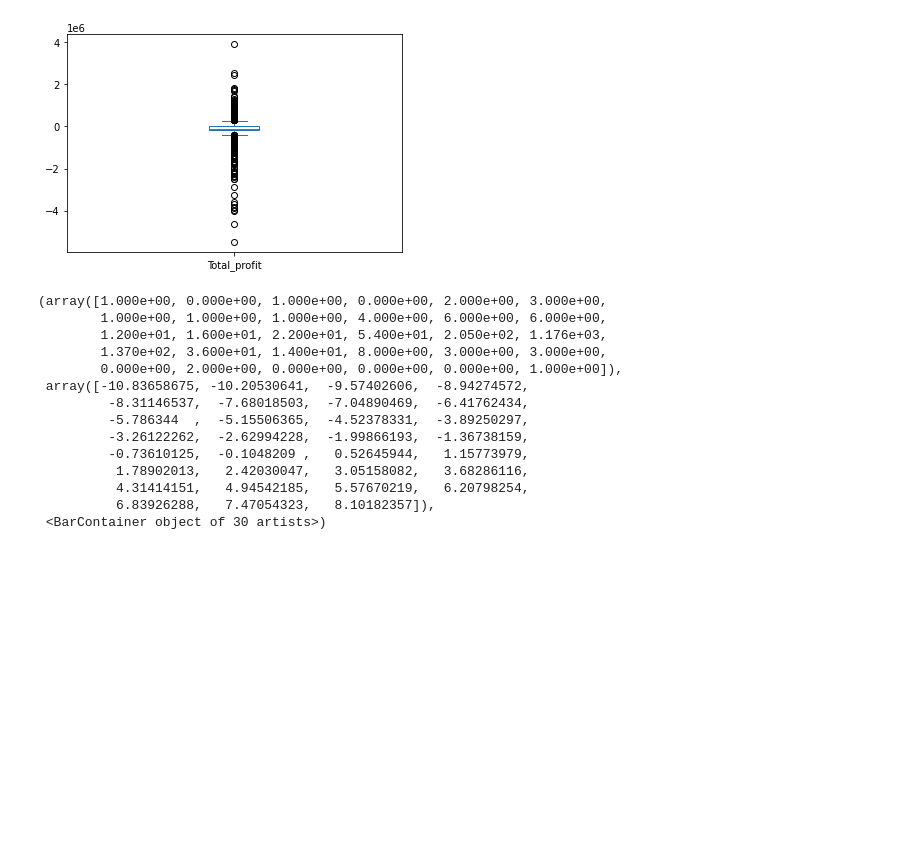
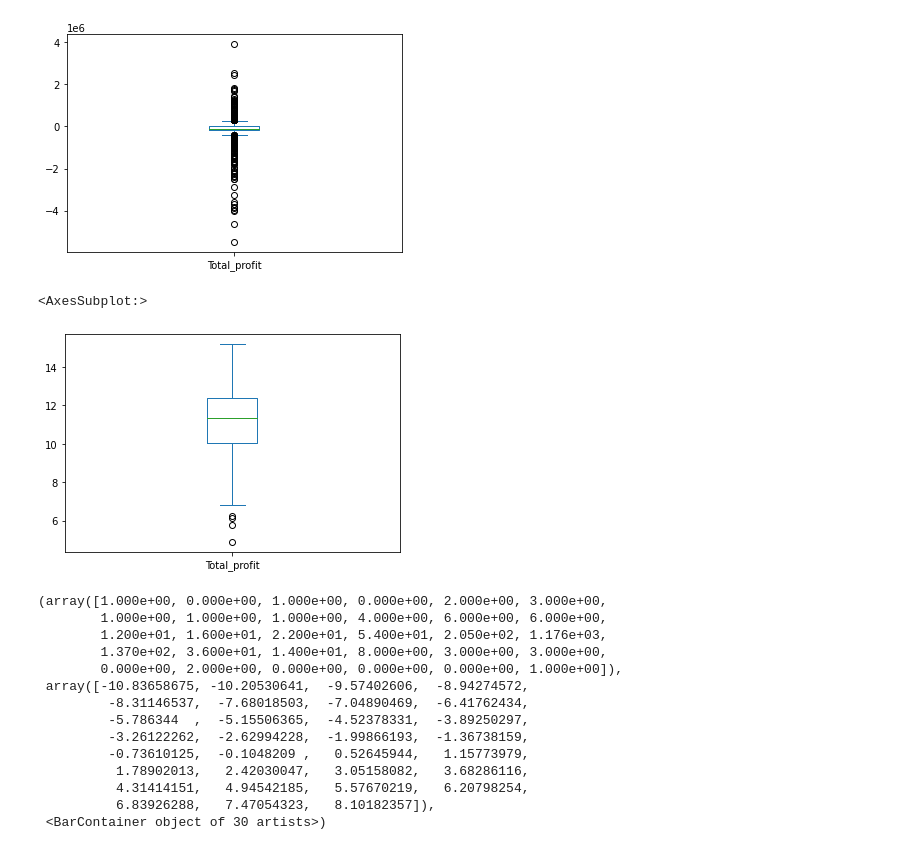
Before and after one commit to LingjieHe/DS_Bootcamp_assignment, a Jupyter notebook: 7_data_exploration/4_Outliers_Assignment.ipynb, the cells around one changed output. Saved outputs shown, nothing was run; the diff lists cells and outputs as text; code cells hidden in the pictures; blank space fills up the shorter version.

```diff
--- a/7_data_exploration/4_Outliers_Assignment.ipynb
+++ b/7_data_exploration/4_Outliers_Assignment.ipynb
@@ -269,6 +269,11 @@ df_time_series_imputed_median['Total_profit'].plot(kind='box')
 # %% [output]
 <AxesSubplot:>
 [figure]
+# %%
+np.log(df_time_series_imputed_median['Total_profit']).plot(kind='box')
+# %% [output]
+<AxesSubplot:>
+[figure, added]
 # %%
 from scipy.stats import zscore
 
```
Also changed, not shown: parts of 3 cells of this notebook, 4 other files.
